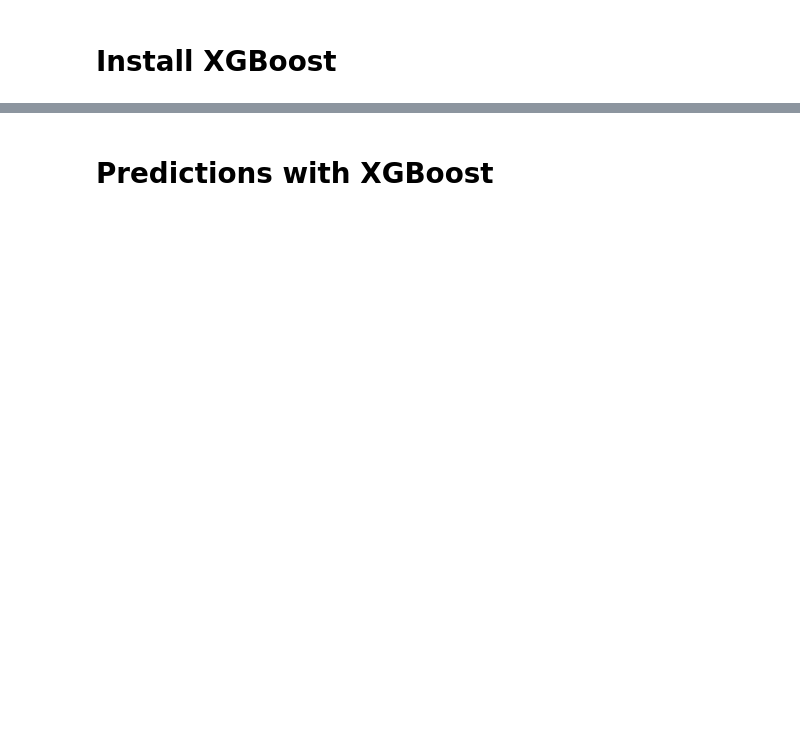
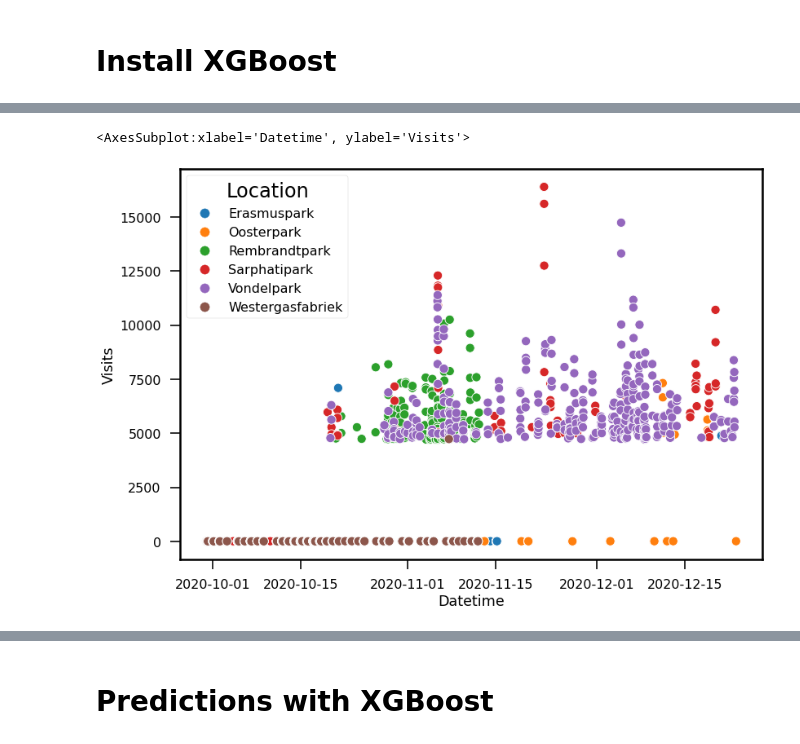
Before and after one commit to lotteph/DSP, a Jupyter notebook: Resono predictions XGBoost.ipynb, the cells around one changed output, grey strips where cells are left out. Drawn from its saved outputs; the diff is of its cells as text; code cells hidden in the pictures; blank space fills up the shorter version.

```diff
--- a/Resono predictions XGBoost.ipynb
+++ b/Resono predictions XGBoost.ipynb
@@ -164 +227,7 @@ See the caveats in the documentation: https://pandas.pydata.org/pandas-docs/stab
+# %%
+outliers = data_clean.iloc[outlier_idx]
+sns.scatterplot(x="Datetime", y="Visits", hue="Location", data=outliers)
+# %% [output]
+<AxesSubplot:xlabel='Datetime', ylabel='Visits'>
+[figure, added]
 # %%
```
Also changed, not shown: parts of 25 cells of this notebook.
